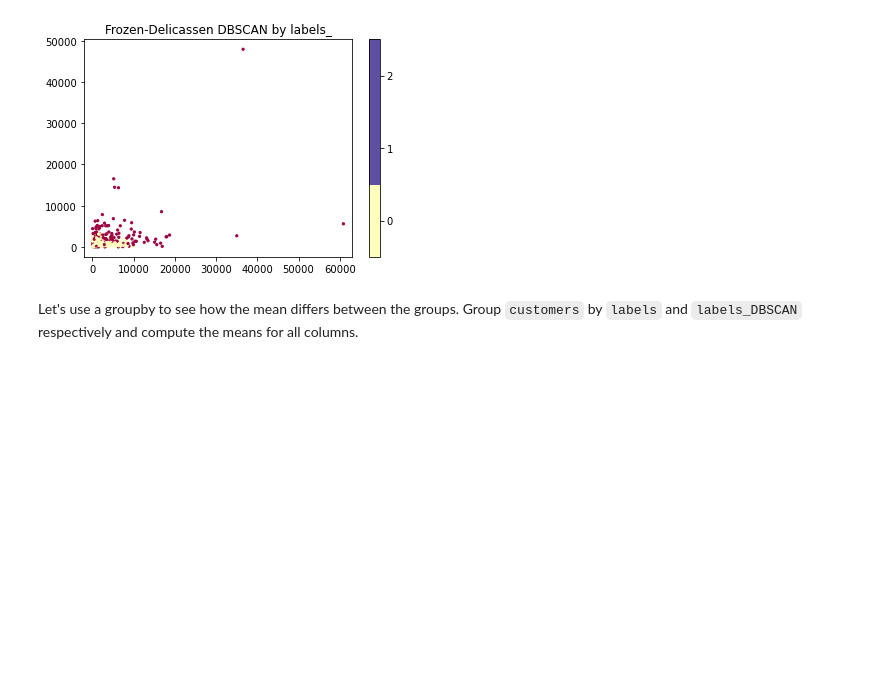
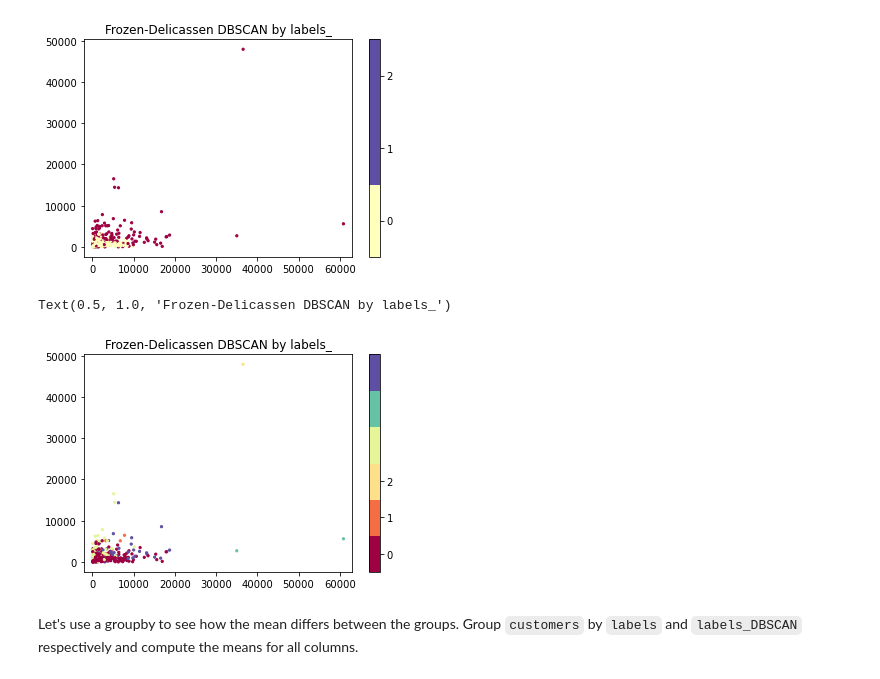
Before and after one commit to ta-data-mad/dataptmad0420, a Jupyter notebook: module-3/unsupervised-learning/your-code/main.ipynb, the cells around one changed output. Cells and saved outputs as stored; diff of their text form; code cells hidden in the pictures; blank space fills up the shorter version.

```diff
--- a/module-3/unsupervised-learning/your-code/main.ipynb
+++ b/module-3/unsupervised-learning/your-code/main.ipynb
@@ -382,8 +382,11 @@ Text(0.5, 1.0, 'Frozen-Delicassen DBSCAN by labels_')
 # %%
 plt.scatter(customer.Frozen, customer.Delicassen, c=kmeans.labels_, cmap='Spectral', s=5)
 plt.gca().set_aspect('equal', 'datalim')
-plt.colorbar(boundaries=np.arange(len(np.unique(kmeans.labels_)) + 1) - 0.5).set_ticks(np.arange(len(np.unique(d.labels_))))
+plt.colorbar(boundaries=np.arange(len(np.unique(kmeans.labels_)) + 1) - 0.5).set_ticks(np.arange(len(np.unique(dbscan_c.labels_))))
 plt.title('Frozen-Delicassen DBSCAN by labels_')
+# %% [output]
+Text(0.5, 1.0, 'Frozen-Delicassen DBSCAN by labels_')
+[figure, added]
 # %% [markdown]
 Let's use a groupby to see how the mean differs between the groups. Group `customers` by `labels` and `labels_DBSCAN` respectively and compute the means for all columns.
 # %%
```
Also changed, not shown: parts of 13 cells of this notebook.
